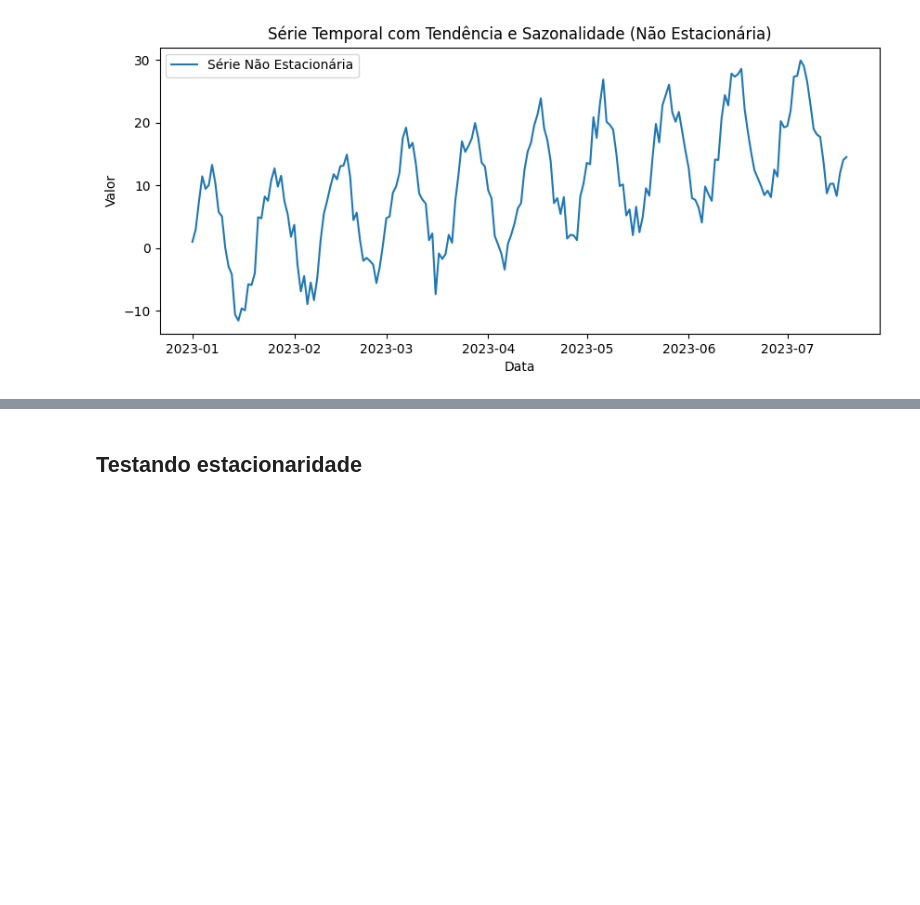
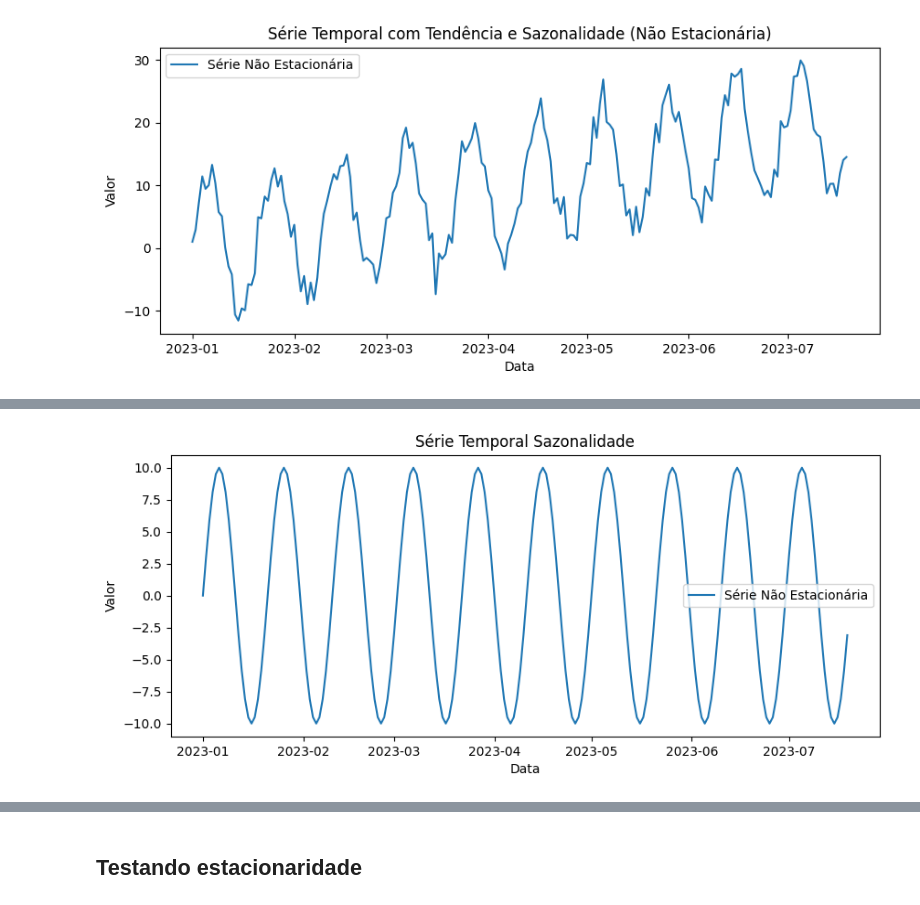
Before and after one commit to ficorrea/data_science, a Jupyter notebook: timeseries/series_temp.ipynb, the cells around one changed output, grey strips where cells are left out. Saved outputs shown, nothing was run; the diff lists cells and outputs as text; code cells hidden in the pictures; blank space fills up the shorter version.

```diff
--- a/timeseries/series_temp.ipynb
+++ b/timeseries/series_temp.ipynb
@@ -98,0 +114,10 @@ plt.show()
+# %%
+plt.figure(figsize=(10,4))
+plt.plot(df_seasonal['Data'], df_seasonal['Valor'], label='Série Não Estacionária')
+plt.title('Série Temporal Sazonalidade')
+plt.xlabel('Data')
+plt.ylabel('Valor')
+plt.legend()
+plt.show()
+# %% [output]
+[figure, added]
```
Also changed, not shown: parts of 20 cells of this notebook.
